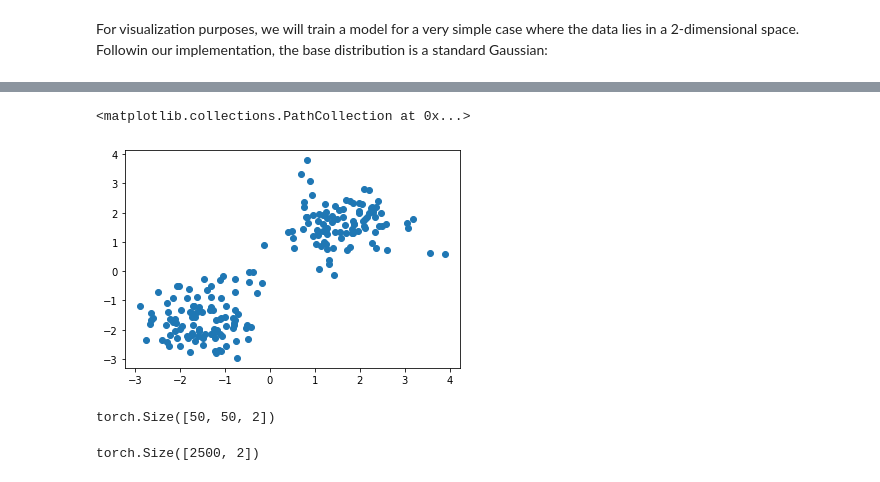
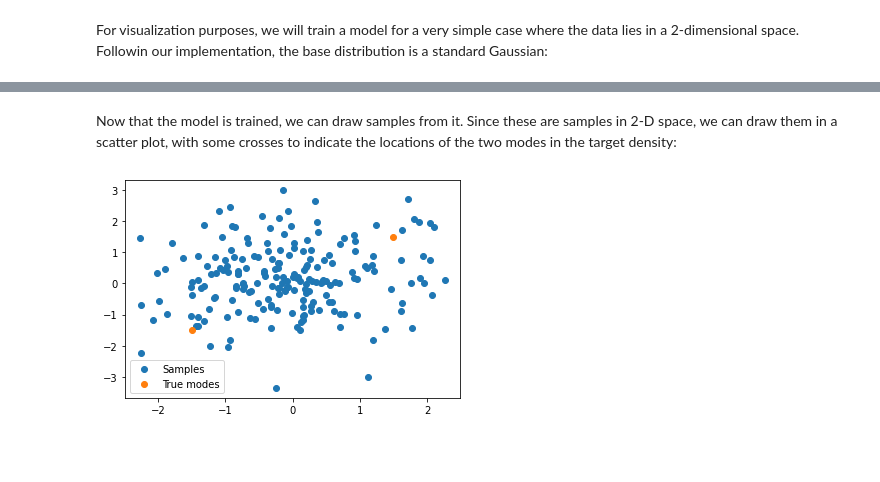
Before and after one commit to dfdazac/studious-rotary-phone, a Jupyter notebook: 02-flows/02-flows.ipynb, the cells around one changed output, grey strips where cells are left out. Saved outputs shown, nothing was run; the diff lists cells and outputs as text; code cells hidden in the pictures; blank space fills up the shorter version.

```diff
--- a/02-flows/02-flows.ipynb
+++ b/02-flows/02-flows.ipynb
@@ -302,6 +276,9 @@ Text(0, 0.5, 'Negative log-likelihood')
+# %% [markdown]
+Now that the model is trained, we can draw samples from it. Since these are samples in 2-D space, we can draw them in a scatter plot, with some crosses to indicate the locations of the two modes in the target density:
 # %%
 samples = flow.sample(200).detach().cpu()
-plt.scatter(samples[:, 0], samples[:, 1])
+plt.scatter(samples[:, 0], samples[:, 1], label='Samples')
+plt.scatter([1.5, -1.5], [1.5, -1.5], label='True modes')
+plt.legend();
 # %% [output]
-<matplotlib.collections.PathCollection at 0x...>
-[figure, old version]
+[figure, new version]
@@ -312,8 +284,0 @@ x1, x2, x = make_mesh()
-# %%
-x.shape
-# %% [output]
-torch.Size([50, 50, 2])
-# %%
-x.reshape(-1, 2).shape
-# %% [output]
-torch.Size([2500, 2])
```
Also changed, not shown: parts of 23 cells of this notebook, 1 other file.
